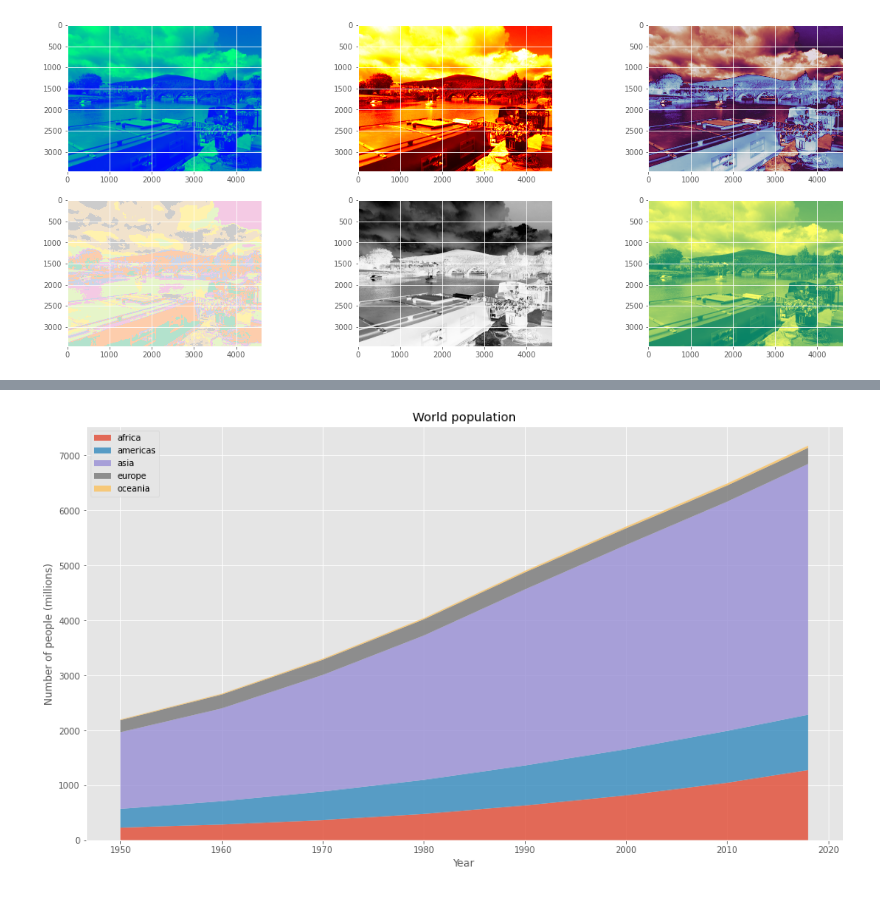
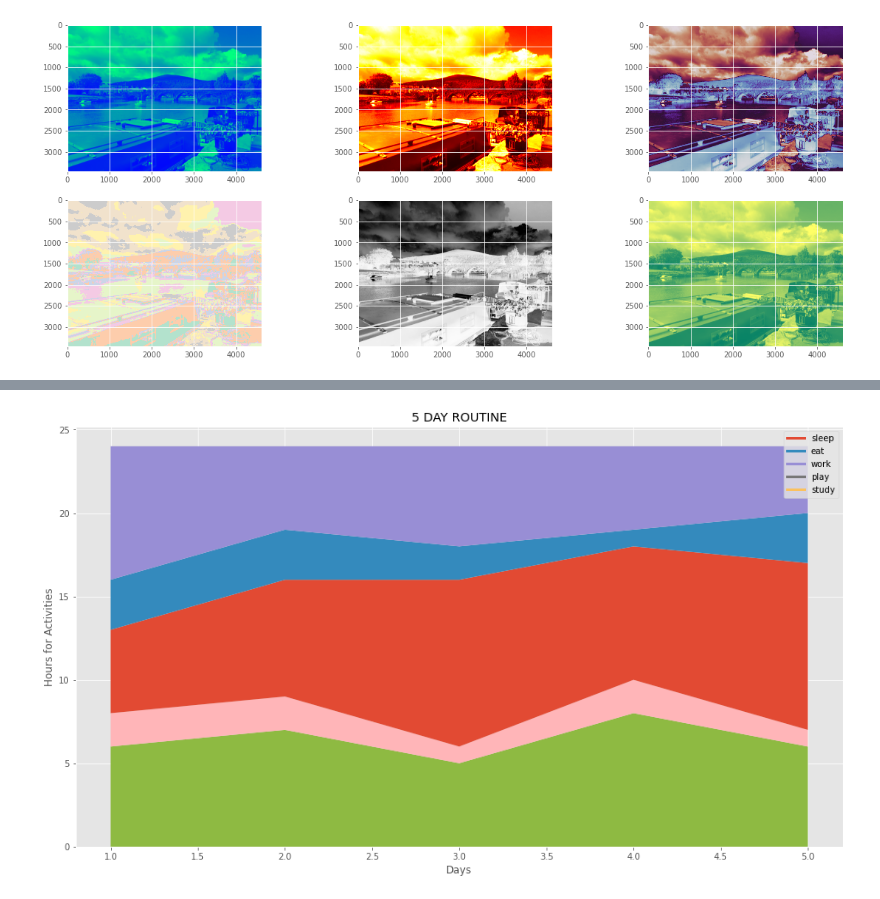
Before and after one commit to donneger/data_analysis_assessment, a Jupyter notebook: pyplot_assignment/pyplot.ipynb, the cells around one changed output, grey strips where cells are left out. Cells and saved outputs as stored; diff of their text form; code cells hidden in the pictures.

```diff
--- a/pyplot_assignment/pyplot.ipynb
+++ b/pyplot_assignment/pyplot.ipynb
@@ -333,22 +362,27 @@ plt.show()
-# %%
-# data from United Nations World Population Prospects (Revision 2019)
-# https://population.un.org/wpp/, license: CC BY 3.0 IGO
-year = [1950, 1960, 1970, 1980, 1990, 2000, 2010, 2018]
-population_by_continent = {
-    'africa': [228, 284, 365, 477, 631, 814, 1044, 1275],
-    'americas': [340, 425, 519, 619, 727, 840, 943, 1006],
-    'asia': [1394, 1686, 2120, 2625, 3202, 3714, 4169, 4560],
-    'europe': [220, 253, 276, 295, 310, 303, 294, 293],
-    'oceania': [12, 15, 19, 22, 26, 31, 36, 39],
-}
-plt.figure(figsize=(16,9))
-plt.stackplot(year, population_by_continent.values(),
-             labels=population_by_continent.keys(), alpha=0.8)
-plt.legend(loc='upper left')
-plt.title('World population')
-plt.xlabel('Year')
-plt.ylabel('Number of people (millions)')
-
-plt.show()
-# %% [output]
-[figure, removed]
+# %%
+# Simple example of StackPlot
+# Set up the sample data.
+days = [1,2,3,4,5]
+
+sleep =    [6,7,5,8,6]
+eat =      [2,2,1,2,1]
+work =     [5,7,10,8,10]
+exercise=  [3,3,2,1,3]
+study=     [8,5,6,5,4]
+
+plt.figure(figsize=(16, 9))
+plt.plot([],[],label='sleep', linewidth=3)
+plt.plot([],[],label='eat', linewidth=3)
+plt.plot([],[],label='work', linewidth=3)
+plt.plot([],[],label='play', linewidth=3)
+plt.plot([],[],label='study', linewidth=3)
+
+plt.stackplot(days, sleep, eat, work, exercise, study)
+
+plt.xlabel('Days')
+plt.ylabel('Hours for Activities')
+plt.title('5 DAY ROUTINE')
+plt.legend()
+plt.show()
+# %% [output]
+[figure, added]
```
Also changed, not shown: parts of 8 cells of this notebook.
